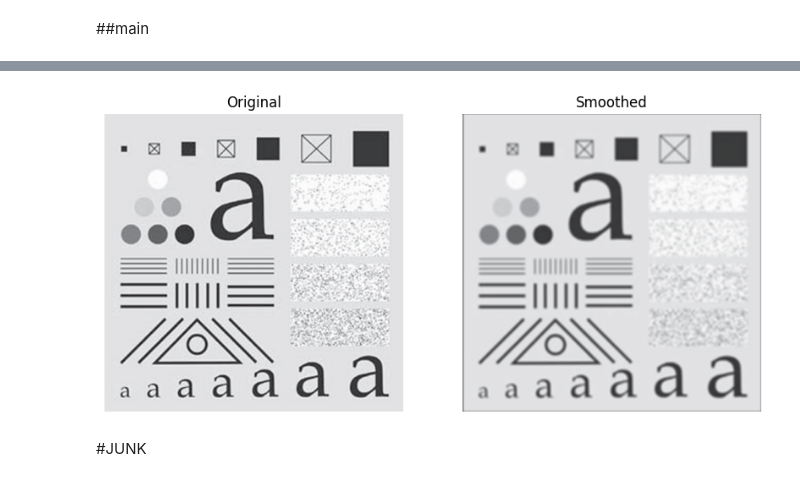
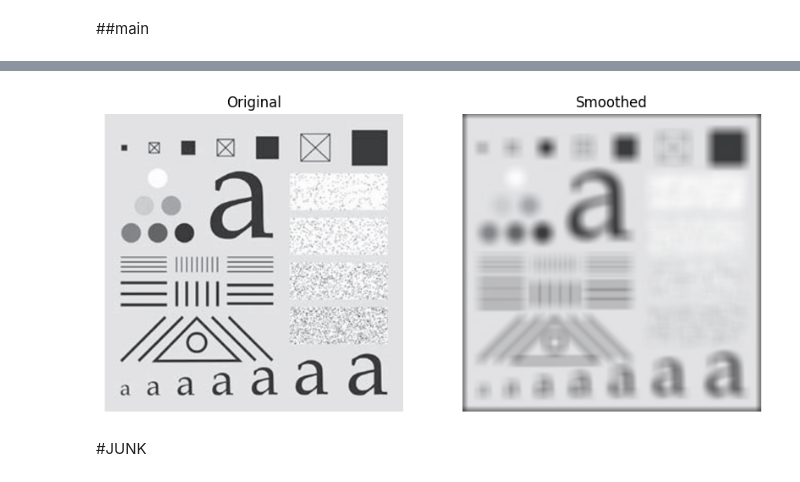
Before and after one commit to sapto-nugroho/PCD, a Jupyter notebook: PCD_Assignment02/PCD_Assignment02.ipynb, the cells around one changed output, grey strips where cells are left out. Drawn from its saved outputs; the diff is of its cells as text; code cells hidden in the pictures.

```diff
--- a/PCD_Assignment02/PCD_Assignment02.ipynb
+++ b/PCD_Assignment02/PCD_Assignment02.ipynb
@@ -79,27 +81,3 @@ def gaussian_kernel(size, sigma, muu):
-# %%
-def gaussian_kernel(size, sigma, muu):
-  # Initializing value of x, y as grid of kernel size in the range of kernel size
-  X, Y = np.meshgrid(np.linspace(-1, 1, size),
-                      np.linspace(-1, 1, size))
-  jarakXY = np.sqrt((X**2) + (Y**2))
-
-  K = 1
-  gauss = np.exp(-((jarakXY - muu)**2 / (2.0 * sigma**2)))*K
-
-  normal_constant = 1/(np.sum(gauss))
-
-  # for i in range(gauss.shape[0]):
-  #   for j in range(gauss.shape[1]):
-  #     gauss[i][j] = gauss[i][j] / (np.sum(gauss))
-
-  print(np.sum(gauss))
-
-  return gauss, normal_constant
-
-gaussian = gaussian_kernel(3,1,0)
-
-print(gaussian[0])
-print(gaussian[0]*gaussian[1])
 # %% [markdown]
 ### fungsi konvolusi
 # %%
@@ -107,6 +85,7 @@ def konvolusi(img,kernel):
 
   ksize = kernel.shape[0]
   pad = ksize // 2
+  kernel = np.flipud(np.fliplr(kernel))
   output = np.zeros_like(img, dtype=float)
 
   for c in range(3):
@@ -140,26 +119,26 @@ plt.show()
 # %%
 # output = konvolusi(img, kernel1)
 # output = konvolusi(img, kernel2)
 # output = konvolusi(img, kernel3)
-# output = konvolusi(img, avg_kernel(3))
-output = konvolusi(img, gaussian_kernel(6,1,0))
+# output = konvolusi(img, avg_kernel(21))
+output = konvolusi(img, gaussian_kernel(43,7,0))
 
 #Plotting
 plt.figure(figsize=(10,5))
 
 plt.subplot(1,2,1)
 plt.imshow(img)
 plt.title("Original")
 plt.axis("off")
 
 plt.subplot(1,2,2)
 plt.imshow(output)
 plt.title("Smoothed")
 plt.axis("off")
 
 plt.show()
 # %% [output]
-[figure, old version]
+[figure, new version]
 # %% [markdown]
 #JUNK
 # %%
```
Also changed, not shown: parts of 4 cells of this notebook.
